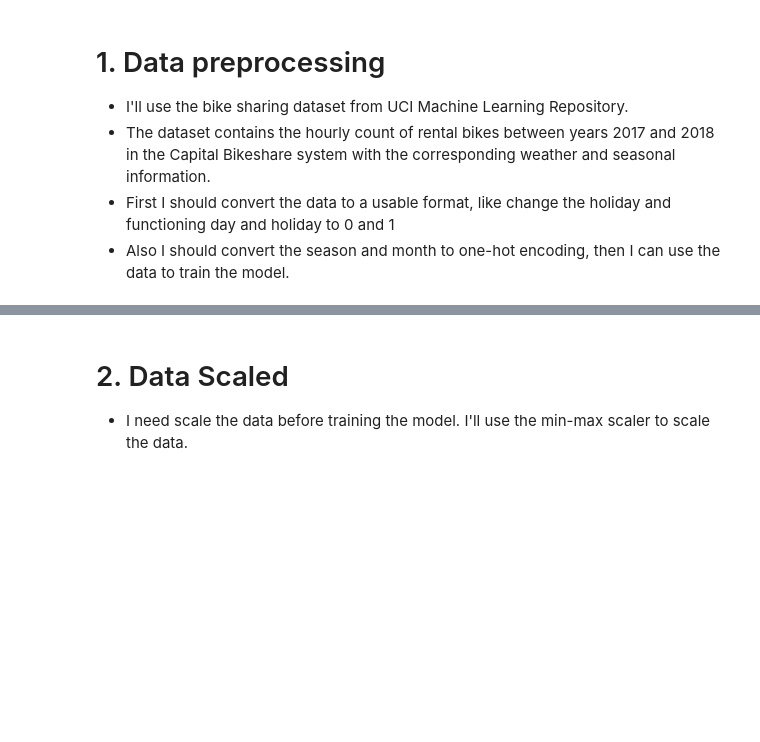
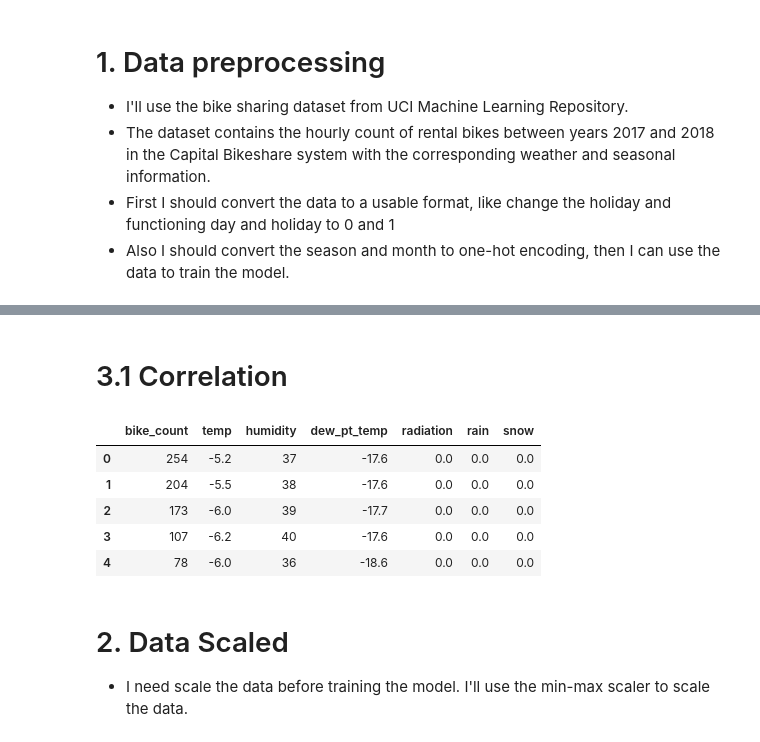
Before and after one commit to chengxinzhaox/ML-Learn-recourses, a Jupyter notebook: cw1/linear_regression.ipynb, the cells around one changed output, grey strips where cells are left out. Saved outputs shown, nothing was run; the diff lists cells and outputs as text; code cells hidden in the pictures; blank space fills up the shorter version.

```diff
--- a/cw1/linear_regression.ipynb
+++ b/cw1/linear_regression.ipynb
@@ -12,3 +11,8 @@ import seaborn as sns
 - The dataset contains the hourly count of rental bikes between years 2017 and 2018 in the Capital Bikeshare system with the corresponding weather and seasonal information.
 - First I should convert the data to a usable format, like change the holiday and functioning day  and holiday to 0 and 1
 - Also I should convert the season and month to one-hot encoding, then I can use the data to train the model.
+# %%
+dataset_cols = ["bike_count", "hour", "temp", "humidity", "wind", "visibility", "dew_pt_temp", "radiation", "rain", "snow", "functional"]
+bike_data = pd.read_csv('./SeoulBikeData.csv').drop(["Date", "Holiday", "Seasons"], axis=1)
+
+bike_data.columns = dataset_cols
@@ -15,48 +30,17 @@ import seaborn as sns
+# %% [markdown]
+# 3.1 Correlation
 # %%
-file_path = './SeoulBikeData.csv'
-bike_data = pd.read_csv(file_path)
-
-# Convert 'Date' to datetime and extract year and month as new features
-bike_data['Date'] = pd.to_datetime(bike_data['Date'], format='%d/%m/%Y')
-bike_data['Year'] = bike_data['Date'].dt.year
-bike_data['Month'] = bike_data['Date'].dt.month
-
-# Drop the 'Date' column as we've extracted usable numerical features
-bike_data = bike_data.drop(['Date'], axis=1)
-
-# Perform label encoding on 'Seasons', 'Holiday', and 'Functioning Day'
-# Here, I used a simple mapping since these are binary or ordinal categories
-holiday_mapping = {'No Holiday': 0, 'Holiday': 1}
-functioning_day_mapping = {'Yes': 1, 'No': 0}
-seasons_mapping = {'Winter': 0, 'Spring': 1, 'Summer': 2, 'Autumn': 3}
-bool_mapping = {True: 1, False: 0}
-
-bike_data['Holiday'] = bike_data['Holiday'].map(holiday_mapping)
-bike_data['Functioning Day'] = bike_data['Functioning Day'].map(functioning_day_mapping)
-
-# Perform one-hot encoding on 'Seasons', 'Month', and 'Year'
-bike_data = pd.get_dummies(bike_data, columns=['Seasons', 'Month', 'Year'], drop_first=False)
-
-bike_data['Seasons_Autumn'] = bike_data['Seasons_Autumn'].map(bool_mapping)
-bike_data['Seasons_Spring'] = bike_data['Seasons_Spring'].map(bool_mapping)
-bike_data['Seasons_Summer'] = bike_data['Seasons_Summer'].map(bool_mapping)
-bike_data['Seasons_Winter'] = bike_data['Seasons_Winter'].map(bool_mapping)
-
-bike_data['Month_1'] = bike_data['Month_1'].map(bool_mapping)
-bike_data['Month_2'] = bike_data['Month_2'].map(bool_mapping)
-bike_data['Month_3'] = bike_data['Month_3'].map(bool_mapping)
-bike_data['Month_4'] = bike_data['Month_4'].map(bool_mapping)
-bike_data['Month_5'] = bike_data['Month_5'].map(bool_mapping)
-bike_data['Month_6'] = bike_data['Month_6'].map(bool_mapping)
-bike_data['Month_7'] = bike_data['Month_7'].map(bool_mapping)
-bike_data['Month_8'] = bike_data['Month_8'].map(bool_mapping)
-bike_data['Month_9'] = bike_data['Month_9'].map(bool_mapping)
-bike_data['Month_10'] = bike_data['Month_10'].map(bool_mapping)
-bike_data['Month_11'] = bike_data['Month_11'].map(bool_mapping)
-bike_data['Month_12'] = bike_data['Month_12'].map(bool_mapping)
-
-bike_data['Year_2017'] = bike_data['Year_2017'].map(bool_mapping)
-bike_data['Year_2018'] = bike_data['Year_2018'].map(bool_mapping)
+bike_data["functional"] = (bike_data["functional"] == "Yes").astype(int)
+# bike_data = bike_data[bike_data["hour"] == 12]
+bike_data = bike_data.drop(["hour", "wind", "visibility", "functional"], axis=1)
+bike_data.head()
+# %% [output]
+|  | bike_count | temp | humidity | dew_pt_temp | radiation | rain | snow |
+| 0 | 254 | -5.2 | 37 | -17.6 | 0.0 | 0.0 | 0.0 |
+| 1 | 204 | -5.5 | 38 | -17.6 | 0.0 | 0.0 | 0.0 |
+| 2 | 173 | -6.0 | 39 | -17.7 | 0.0 | 0.0 | 0.0 |
+| 3 | 107 | -6.2 | 40 | -17.6 | 0.0 | 0.0 | 0.0 |
+| 4 | 78 | -6.0 | 36 | -18.6 | 0.0 | 0.0 | 0.0 |
 # %% [markdown]
 # 2. Data Scaled
 - I need scale the data before training the model. I'll use the min-max scaler to scale the data.
```
Also changed, not shown: parts of 14 cells of this notebook, 17 other files.
